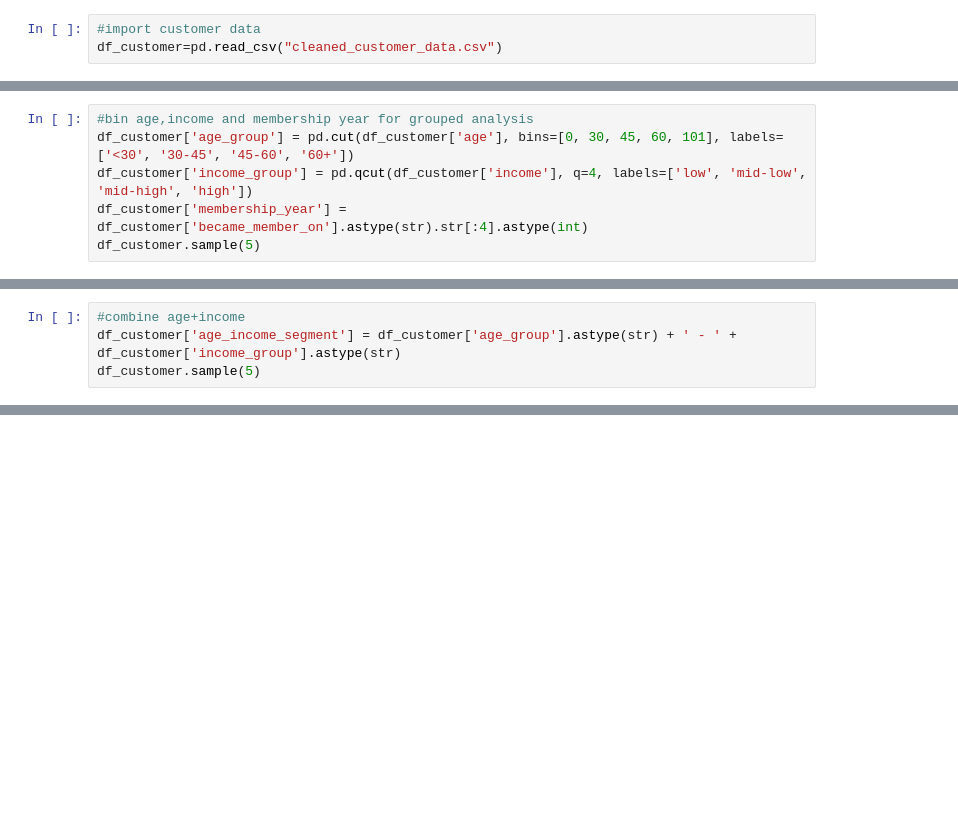
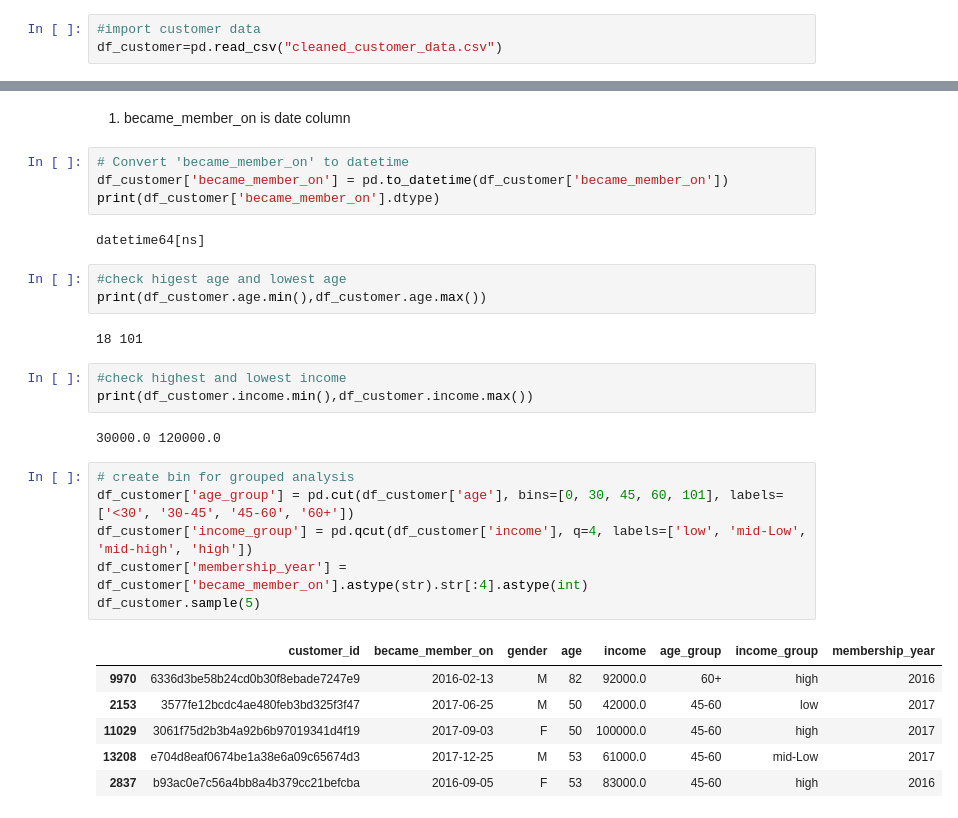
Before and after one commit to irfanzim/Python-Maven-Rewards-Challenge, a Jupyter notebook: final_analysis.ipynb, the cells around one changed output, grey strips where cells are left out. Cells and saved outputs as stored; diff of their text form; blank space fills up the shorter version.

```diff
--- a/final_analysis.ipynb
+++ b/final_analysis.ipynb
@@ -90,6 +24,0 @@ memory usage: 579.2+ KB
-# %%
-#bin age,income and membership year for grouped analysis
-df_customer['age_group'] = pd.cut(df_customer['age'], bins=[0, 30, 45, 60, 101], labels=['<30', '30-45', '45-60', '60+'])
-df_customer['income_group'] = pd.qcut(df_customer['income'], q=4, labels=['low', 'mid-low', 'mid-high', 'high'])
-df_customer['membership_year'] = df_customer['became_member_on'].astype(str).str[:4].astype(int)
-df_customer.sample(5)
@@ -103,4 +24,0 @@ df_customer.sample(5)
-# %%
-#combine age+income
-df_customer['age_income_segment'] = df_customer['age_group'].astype(str) + ' - ' + df_customer['income_group'].astype(str)
-df_customer.sample(5)
@@ -204,0 +46,31 @@ df_full.sample(5)
+# %% [markdown]
+1. became_member_on is date column
+# %%
+# Convert 'became_member_on' to datetime
+df_customer['became_member_on'] = pd.to_datetime(df_customer['became_member_on'])
+print(df_customer['became_member_on'].dtype)
+# %% [output]
+datetime64[ns]
+# %%
+#check higest age and lowest age
+print(df_customer.age.min(),df_customer.age.max())
+# %% [output]
+18 101
+# %%
+#check highest and lowest income
+print(df_customer.income.min(),df_customer.income.max())
+# %% [output]
+30000.0 120000.0
+# %%
+# create bin for grouped analysis
+df_customer['age_group'] = pd.cut(df_customer['age'], bins=[0, 30, 45, 60, 101], labels=['<30', '30-45', '45-60', '60+'])
+df_customer['income_group'] = pd.qcut(df_customer['income'], q=4, labels=['low', 'mid-Low', 'mid-high', 'high'])
+df_customer['membership_year'] = df_customer['became_member_on'].astype(str).str[:4].astype(int)
+df_customer.sample(5)
+# %% [output]
+|  | customer_id | became_member_on | gender | age | income | age_group | income_group | membership_year |
+| 9970 | 6336d3be58b24cd0b30f8ebade7247e9 | 2016-02-13 | M | 82 | 92000.0 | 60+ | high | 2016 |
+| 2153 | 3577fe12bcdc4ae480feb3bd325f3f47 | 2017-06-25 | M | 50 | 42000.0 | 45-60 | low | 2017 |
+| 11029 | 3061f75d2b3b4a92b6b97019341d4f19 | 2017-09-03 | F | 50 | 100000.0 | 45-60 | high | 2017 |
+| 13208 | e704d8eaf0674be1a38e6a09c65674d3 | 2017-12-25 | M | 53 | 61000.0 | 45-60 | mid-Low | 2017 |
+| 2837 | b93ac0e7c56a4bb8a4b379cc21befcba | 2016-09-05 | F | 53 | 83000.0 | 45-60 | high | 2016 |
```
Also changed, not shown: parts of 55 cells of this notebook, 1 other file.
